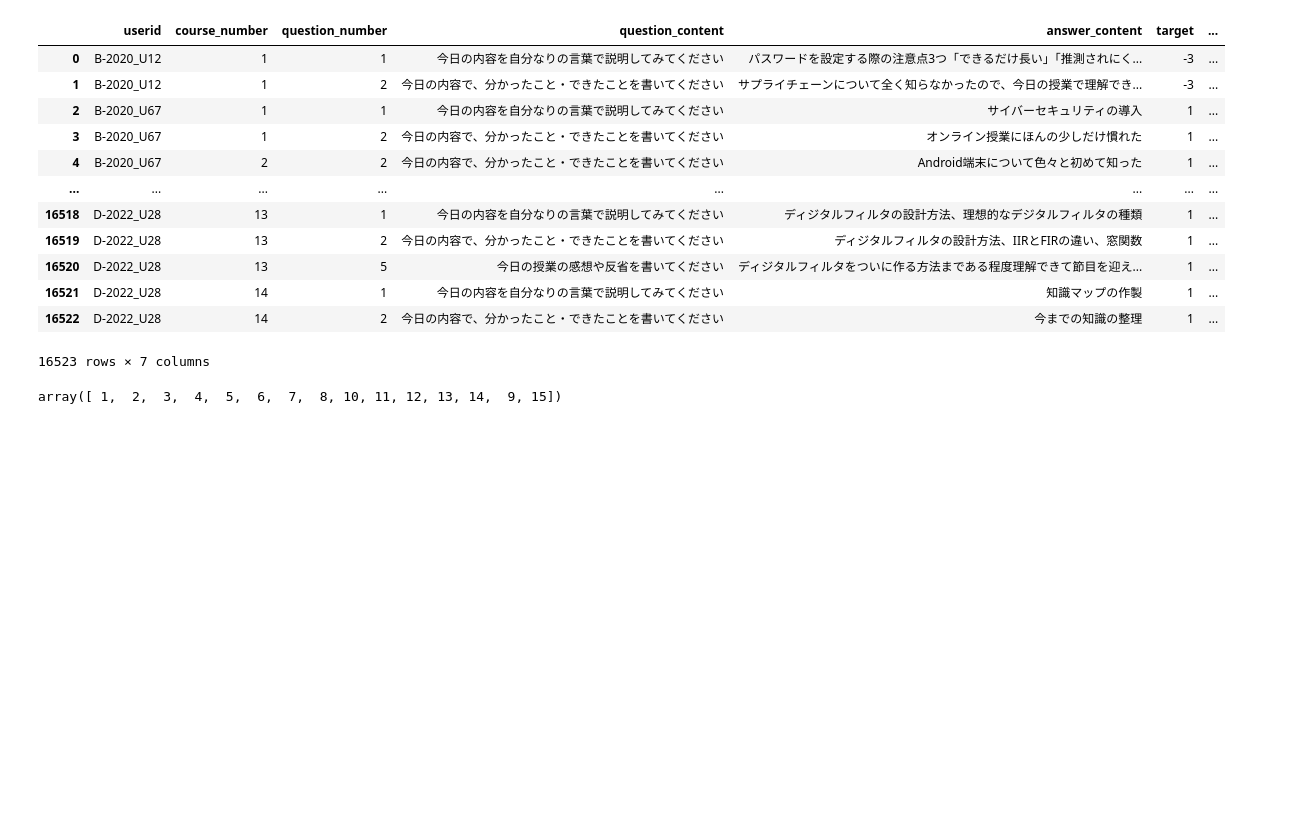
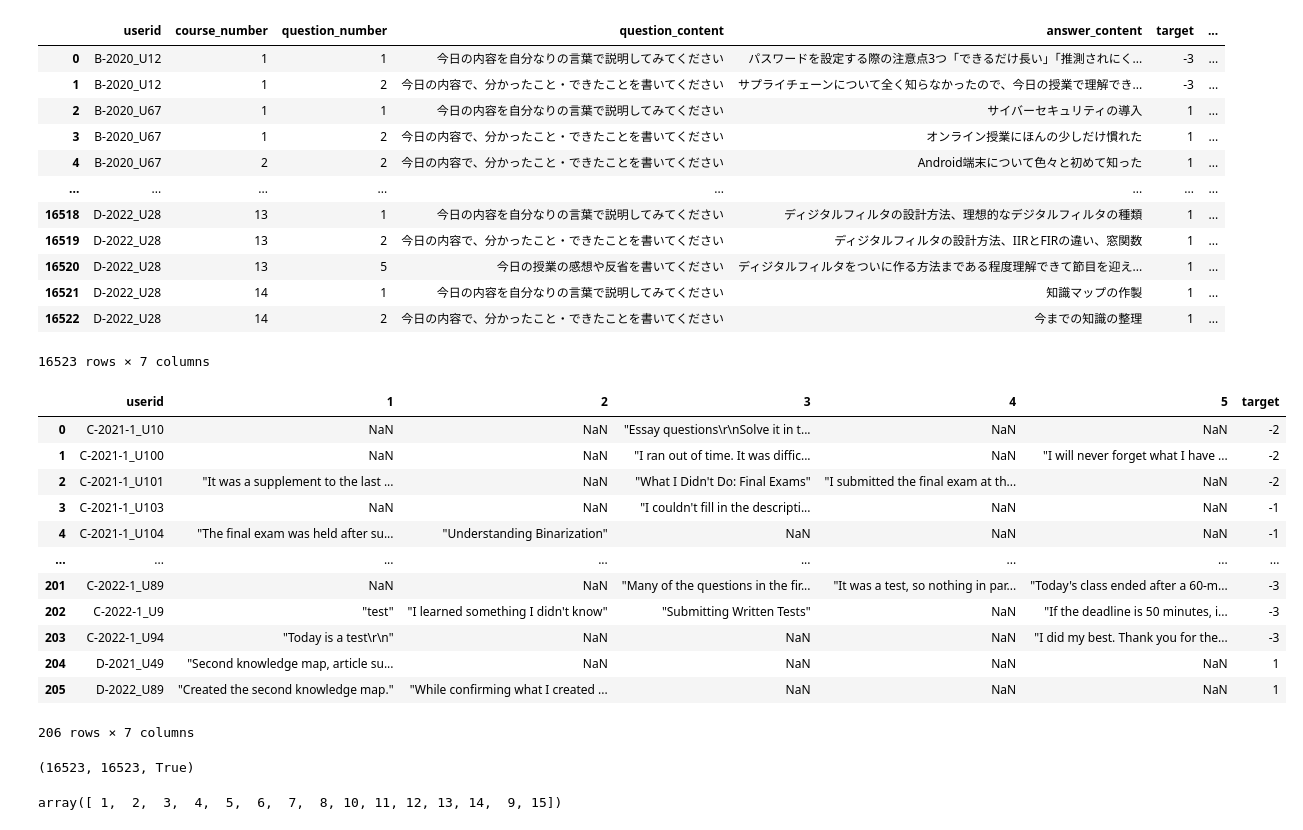
Before and after one commit to masa1357/kaggle_clrp_1st_place_solution, a Jupyter notebook: userid_format.ipynb, the cells around one changed output. Cells and saved outputs as stored; diff of their text form; code cells hidden in the pictures; blank space fills up the shorter version.

```diff
--- a/userid_format.ipynb
+++ b/userid_format.ipynb
@@ -24,3 +25,43 @@ df
 | 16521 | D-2022_U28 | 14 | 1 | 今日の内容を自分なりの言葉で説明してみてください | 知識マップの作製 | 1 | ... |
 | 16522 | D-2022_U28 | 14 | 2 | 今日の内容で、分かったこと・できたことを書いてください | 今までの知識の整理 | 1 | ... |
 16523 rows × 7 columns
+# %%
+dfs = {}
+final_dfs = []
+for i in range(1, 16):  # 1から15まで
+    dfs[f'df_{i}'] = df[df['course_number'] == i].copy()
+
+    # pivot操作を使用してデータを一行に統合
+    pivot_df = dfs[f'df_{i}'].pivot(index='userid', columns='question_number', values='translated_content').reset_index()
+
+    # target列を追加
+    target_df = dfs[f'df_{i}'][['userid', 'target']].drop_duplicates().set_index('userid')
+    pivot_df = pivot_df.join(target_df, on='userid')
+
+    final_dfs.append(pivot_df)
+# %%
+final_dfs[14]
+# %% [output]
+|  | userid | 1 | 2 | 3 | 4 | 5 | target |
+| 0 | C-2021-1_U10 | NaN | NaN | "Essay questions\r\nSolve it in t... | NaN | NaN | -2 |
+| 1 | C-2021-1_U100 | NaN | NaN | "I ran out of time. It was diffic... | NaN | "I will never forget what I have ... | -2 |
+| 2 | C-2021-1_U101 | "It was a supplement to the last ... | NaN | "What I Didn't Do: Final Exams" | "I submitted the final exam at th... | NaN | -2 |
+| 3 | C-2021-1_U103 | NaN | NaN | "I couldn't fill in the descripti... | NaN | NaN | -1 |
+| 4 | C-2021-1_U104 | "The final exam was held after su... | "Understanding Binarization" | NaN | NaN | NaN | -1 |
+| ... | ... | ... | ... | ... | ... | ... | ... |
+| 201 | C-2022-1_U89 | NaN | NaN | "Many of the questions in the fir... | "It was a test, so nothing in par... | "Today's class ended after a 60-m... | -3 |
+| 202 | C-2022-1_U9 | "test" | "I learned something I didn't know" | "Submitting Written Tests" | NaN | "If the deadline is 50 minutes, i... | -3 |
+| 203 | C-2022-1_U94 | "Today is a test\r\n" | NaN | NaN | NaN | "I did my best. Thank you for the... | -3 |
+| 204 | D-2021_U49 | "Second knowledge map, article su... | NaN | NaN | NaN | NaN | 1 |
+| 205 | D-2022_U89 | "Created the second knowledge map." | "While confirming what I created ... | NaN | NaN | NaN | 1 |
+206 rows × 7 columns
+# %%
+# 元のデータセットのtranslated_contentの合計数
+original_count = df['translated_content'].count()
+
+# 各変換後のデータフレームのtranslated_contentの合計数
+transformed_count = sum([dfm.iloc[:, 1:-1].count().sum() for dfm in final_dfs])
+
+original_count, transformed_count, original_count == transformed_count
+# %% [output]
+(16523, 16523, True)
```
Also changed, not shown: parts of 4 cells of this notebook, 17 other files.
